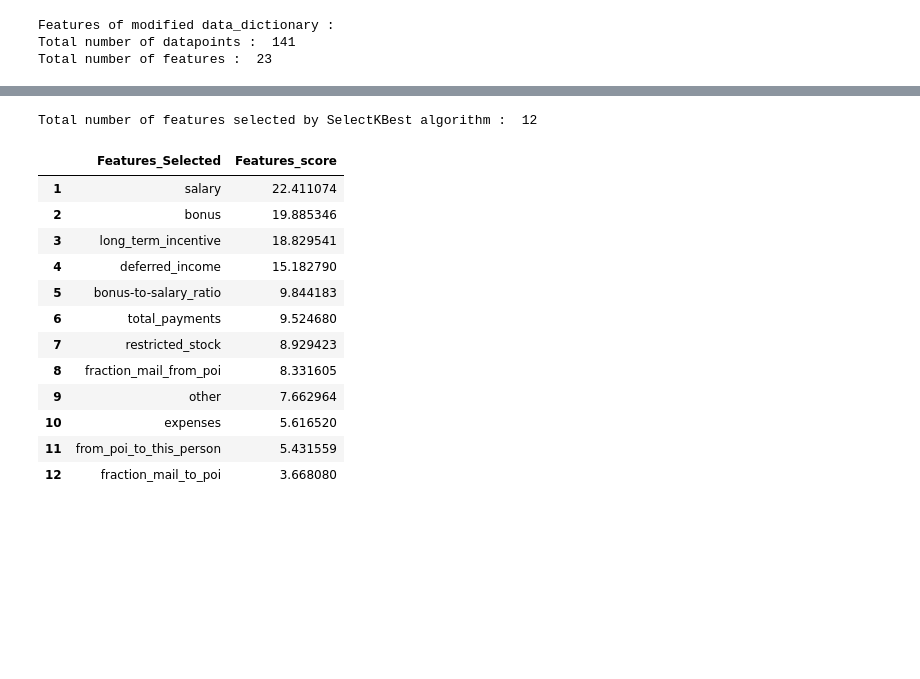
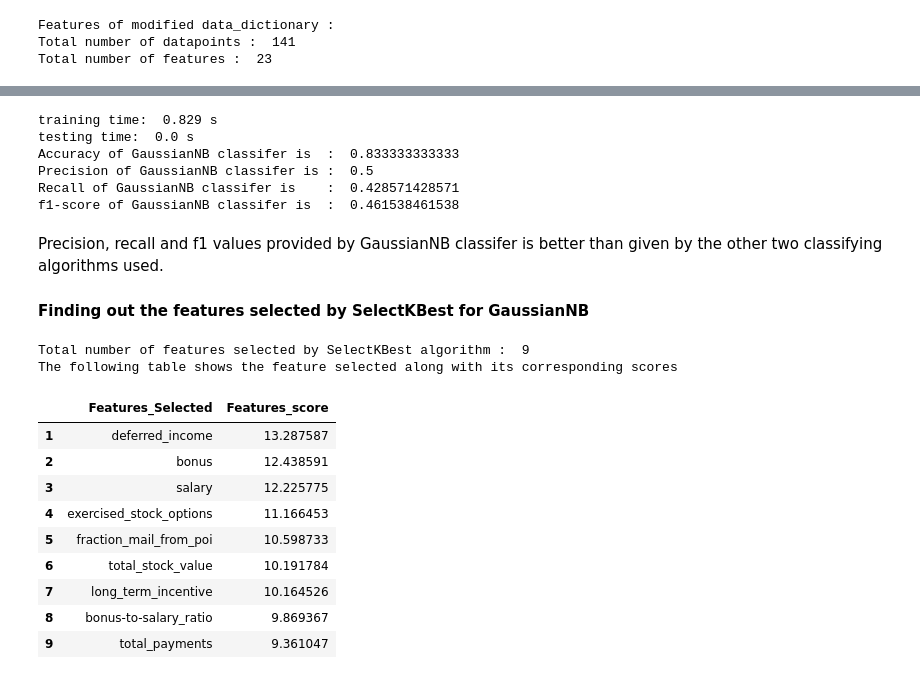
Before and after one commit to jeswingeorge/Enron-Email-Dataset, a Jupyter notebook: Project_report.ipynb, the cells around one changed output, grey strips where cells are left out. Drawn from its saved outputs; the diff is of its cells as text; code cells hidden in the pictures; blank space fills up the shorter version.

```diff
--- a/Project_report.ipynb
+++ b/Project_report.ipynb
@@ -457,9 +454,12 @@ The features choosen for further processing were mainly dependant on the graphic
 # %%
-## Selecting features which i think might be important
+### features_list is a list of strings, each of which is a feature name.
+### The first feature must be "poi".
+
 features_list = ['poi', 'salary', 'bonus', 'long_term_incentive', 'bonus-to-salary_ratio', 'deferral_payments', 'expenses',
                  'restricted_stock_deferred', 'restricted_stock', 'deferred_income','fraction_mail_from_poi', 'total_payments',
                  'other', 'fraction_mail_to_poi', 'from_poi_to_this_person', 'from_this_person_to_poi', 'to_messages',
-                 'from_messages']
+                 'from_messages', 'shared_receipt_with_poi', 'loan_advances', 'director_fees', 'exercised_stock_options',
+                'total_stock_value', 'restricted_stock']
 # %%
 # Extract features and labels from dataset for local testing
 data = featureFormat(my_dataset, features_list, sort_keys = True)
@@ -494,7 +496,7 @@ features_train, features_test, labels_train, labels_test = cross_validation.trai
 
 # Stratified ShuffleSplit cross-validator
 from sklearn.model_selection import StratifiedShuffleSplit
-sss = StratifiedShuffleSplit(n_splits=10, test_size=0.3,random_state = 42)
+sss = StratifiedShuffleSplit(n_splits=100, test_size=0.3,random_state = 42)
 
 # Importing modules for feature scaling and selection
 from sklearn.preprocessing import MinMaxScaler
@@ -509,6 +511,3 @@ scaler = MinMaxScaler()
 
 ## 2. Feature Selection
 skb = SelectKBest(f_classif)
-
-## 3. Dimensionality Reduction using PCA
-pca = PCA()
@@ -578,34 +606,72 @@ f1-score of SVM classifer is  :  0.888888888889
+# %%
+## Classifier 3 : Gaussian Naive Bayes (GaussianNB) classifier
+
+from sklearn.naive_bayes import GaussianNB
+clf_gnb = GaussianNB()
+
+pipeline = Pipeline(steps = [("SKB", skb), ("NaiveBayes",clf_gnb)])
+param_grid = {"SKB__k":[7,8,9,10,11,12,13,14,15,16,17,18,19]}
+
+grid = GridSearchCV(pipeline, param_grid, verbose = 0, cv = sss, scoring = 'f1')
+
+t0 = time()
+grid.fit(features, labels)
+print "training time: ", round(time()-t0, 3), "s"
+
+# best algorithm
+clf = grid.best_estimator_
+
+t0 = time()
+# refit the best algorithm:
+clf.fit(features_train, labels_train)
+prediction = clf.predict(features_test)
+print "testing time: ", round(time()-t0, 3), "s"
+
+print "Accuracy of GaussianNB classifer is  : ",accuracy_score(labels_test, prediction)
+print "Precision of GaussianNB classifer is : ",precision_score(prediction, labels_test)
+print "Recall of GaussianNB classifer is    : ",recall_score(prediction, labels_test)
+print "f1-score of GaussianNB classifer is  : ",f1_score(prediction, labels_test)
+# %% [output]
+training time:  0.829 s
+testing time:  0.0 s
+Accuracy of GaussianNB classifer is  :  0.833333333333
+Precision of GaussianNB classifer is :  0.5
+Recall of GaussianNB classifer is    :  0.428571428571
+f1-score of GaussianNB classifer is  :  0.461538461538
+# %% [markdown]
+Precision, recall and f1 values provided by GaussianNB classifer is better than given by the other two classifying algorithms used.
+
+#### Finding out the features selected by SelectKBest for GaussianNB
 # %%
 # Obtaining the boolean list showing selected features
-features_selected_bool = clf.best_estimator_.named_steps['SKB'].get_support()
+features_selected_bool = grid.best_estimator_.named_steps['SKB'].get_support()
 # Finding the features selected by SelectKBest
 features_selected_list = [x for x,y in zip(features_list[1:], features_selected_bool) if y]
 
 print "Total number of features selected by SelectKBest algorithm : ",len(features_selected_list)
 
 # Finding the score of features
-feature_scores =  clf.best_estimator_.named_steps['SKB'].scores_
+feature_scores =  grid.best_estimator_.named_steps['SKB'].scores_
 # Finding the score of features selected by selectKBest
 feature_selected_scores = feature_scores[features_selected_bool]
 
 # Creating a pandas dataframe and arranging the features based on their scores and rankimg them
 imp_features_df = pd.DataFrame({'Features_Selected':features_selected_list, 'Features_score':feature_selected_scores})
 imp_features_df.sort_values('Features_score', ascending = False,inplace = True)
 Rank = pd.Series(list(range(1,len(features_selected_list)+1)))
 imp_features_df.set_index(Rank, inplace = True)
+print "The following table shows the feature selected along with its corresponding scores"
 imp_features_df
 # %% [output]
-Total number of features selected by SelectKBest algorithm :  12
+Total number of features selected by SelectKBest algorithm :  9
+The following table shows the feature selected along with its corresponding scores
 |  | Features_Selected | Features_score |
-| 1 | salary | 22.411074 |
-| 2 | bonus | 19.885346 |
-| 3 | long_term_incentive | 18.829541 |
-| 4 | deferred_income | 15.182790 |
-| 5 | bonus-to-salary_ratio | 9.844183 |
-| 6 | total_payments | 9.524680 |
-| 7 | restricted_stock | 8.929423 |
-| 8 | fraction_mail_from_poi | 8.331605 |
-| 9 | other | 7.662964 |
-| 10 | expenses | 5.616520 |
-| 11 | from_poi_to_this_person | 5.431559 |
-| 12 | fraction_mail_to_poi | 3.668080 |
+| 1 | deferred_income | 13.287587 |
+| 2 | bonus | 12.438591 |
+| 3 | salary | 12.225775 |
+| 4 | exercised_stock_options | 11.166453 |
+| 5 | fraction_mail_from_poi | 10.598733 |
+| 6 | total_stock_value | 10.191784 |
+| 7 | long_term_incentive | 10.164526 |
+| 8 | bonus-to-salary_ratio | 9.869367 |
+| 9 | total_payments | 9.361047 |
```
Also changed, not shown: parts of 13 cells of this notebook, 6 other files.
